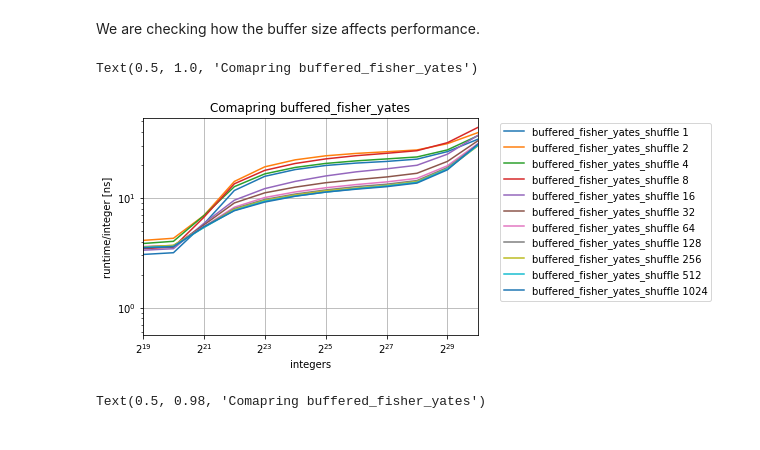
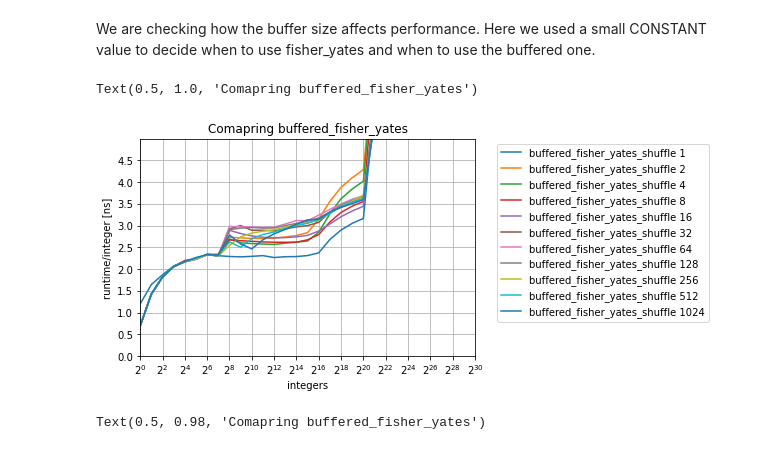
Before and after one commit to pengilton/cip_shuffle, a Jupyter notebook: benchmarks/evaluation/07_analysis_buffered.ipynb, the cells around one changed output. Cells and saved outputs as stored; diff of their text form; code cells hidden in the pictures.

```diff
--- a/benchmarks/evaluation/07_analysis_buffered.ipynb
+++ b/benchmarks/evaluation/07_analysis_buffered.ipynb
@@ -5,7 +5,7 @@ import matplotlib.pyplot as plt
 import numpy as np
 from os import path
 # %% [markdown]
-We are checking how the buffer size affects performance.
+We are checking how the buffer size affects performance. Here we used a small CONSTANT value to decide when to use fisher_yates and when to use the buffered one.
 # %%
 # A function which can sort dataframes in a list of a dataframes. Based on bubble sort.
 def sort_dataframe(dataframes: list, key: str):
@@ -36,27 +36,27 @@ for df in dfs_buffered:
     df["runtime/integer [ns]"] = df["total_runtime"] / (df["total_runs"] * df["integers"])
 # %%
 # We plot data
-ax_xticks = [2 ** i for i in range(19, 31, 2)]
-ax_yticks = [1 * i for i in range(0, 10, 1)]
+ax_xticks = [2 ** i for i in range(0, 31, 2)]
+ax_yticks = [0.5 * i for i in range(0, 10, 1)]
 
 ax = dfs_buffered[0].plot(x="integers", y="runtime/integer [ns]", label=dfs_buffered[0]["function"][0] + " " + str(dfs_buffered[0]["buffer"][0]))
 for i in range(1, len(dfs_buffered)):
     dfs_buffered[i].plot(ax=ax, x="integers", y="runtime/integer [ns]", label=dfs_buffered[i]["function"][0] + " " + str(dfs_buffered[i]["buffer"][0]))
 
 ax.set_xscale("log", base=2)
-ax.set_yscale("log", base=10)
+# ax.set_yscale("log", base=10)
 ax.set_xticks(ax_xticks)
-# ax.set_yticks(ax_yticks)
-ax.set_xlim(2**19, 2**30)
-# ax.set_ylim(0, 5 * 2)
+ax.set_yticks(ax_yticks)
+ax.set_xlim(2**0, 2**30)
+ax.set_ylim(0, 5)
 ax.grid(True)
 ax.set_xlabel("integers")
 ax.set_ylabel("runtime/integer [ns]")
 ax.legend(bbox_to_anchor=(1.05, 1.0), loc='upper left')
 ax.set_title("Comapring buffered_fisher_yates")
 # %% [output]
 Text(0.5, 1.0, 'Comapring buffered_fisher_yates')
-[figure, old version]
+[figure, new version]
 # %%
 # We plot data
 ax_xticks = [2 ** i for i in range(0, 31, 2)]
```
Also changed, not shown: 17 other files.
